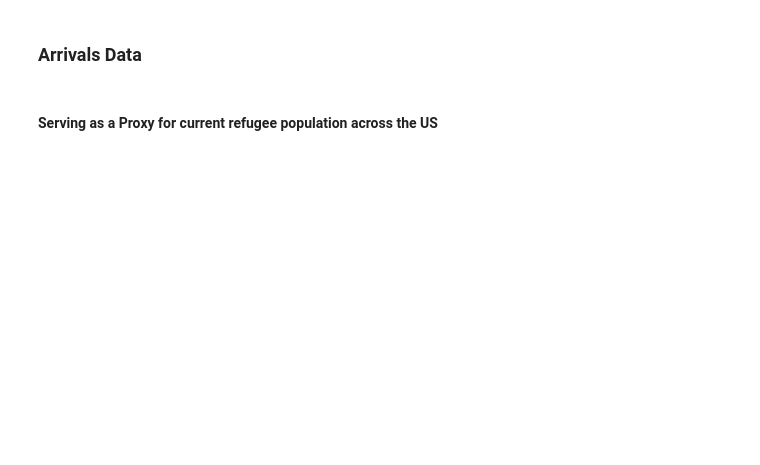
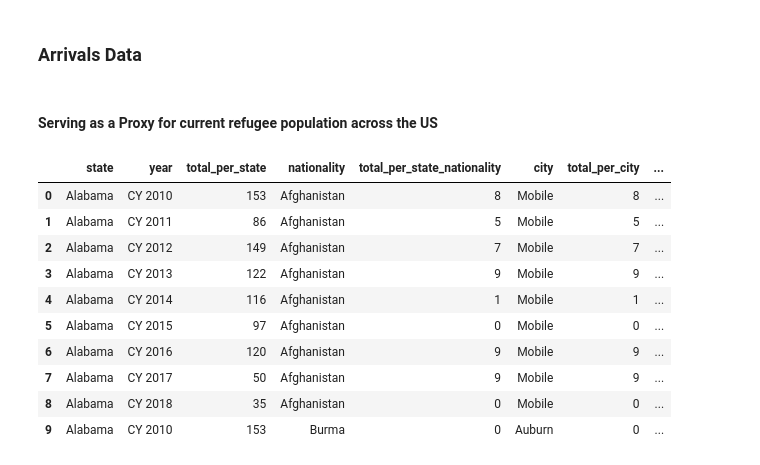
Before and after one commit to USA4UNHCR/DonorsChoose.org-Challenge, a Jupyter notebook: your_work/Maria/Donors_choose_data_exploration.ipynb, the cells around one changed output. Drawn from its saved outputs; the diff is of its cells as text; code cells hidden in the pictures; blank space fills up the shorter version.

```diff
--- a/your_work/Maria/Donors_choose_data_exploration.ipynb
+++ b/your_work/Maria/Donors_choose_data_exploration.ipynb
@@ -51,0 +52,14 @@ grouped_by_city = arrivals.groupby(['City'])
+# %%
+arrivals.head(10)
+# %% [output]
+|  | state | year | total_per_state | nationality | total_per_state_nationality | city | total_per_city | ... |
+| 0 | Alabama | CY 2010 | 153 | Afghanistan | 8 | Mobile | 8 | ... |
+| 1 | Alabama | CY 2011 | 86 | Afghanistan | 5 | Mobile | 5 | ... |
+| 2 | Alabama | CY 2012 | 149 | Afghanistan | 7 | Mobile | 7 | ... |
+| 3 | Alabama | CY 2013 | 122 | Afghanistan | 9 | Mobile | 9 | ... |
+| 4 | Alabama | CY 2014 | 116 | Afghanistan | 1 | Mobile | 1 | ... |
+| 5 | Alabama | CY 2015 | 97 | Afghanistan | 0 | Mobile | 0 | ... |
+| 6 | Alabama | CY 2016 | 120 | Afghanistan | 9 | Mobile | 9 | ... |
+| 7 | Alabama | CY 2017 | 50 | Afghanistan | 9 | Mobile | 9 | ... |
+| 8 | Alabama | CY 2018 | 35 | Afghanistan | 0 | Mobile | 0 | ... |
+| 9 | Alabama | CY 2010 | 153 | Burma | 0 | Auburn | 0 | ... |
```
Also changed, not shown: parts of 14 cells of this notebook.
